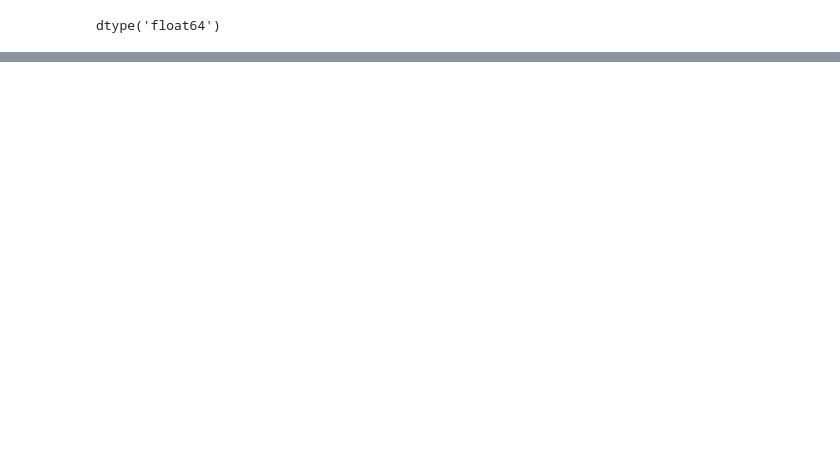
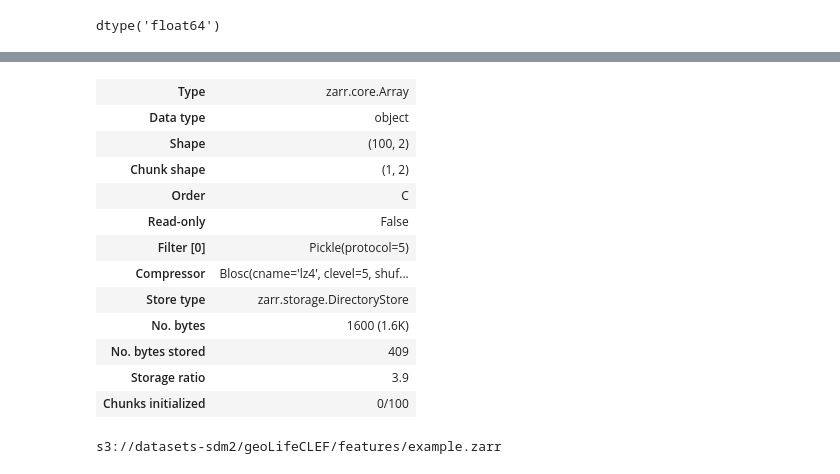
Before and after one commit to ando-shah/sdm-geolifeCLEF, a Jupyter notebook: raster/read_zarr_dataset.ipynb, the cells around one changed output, grey strips where cells are left out. Saved outputs shown, nothing was run; the diff lists cells and outputs as text; code cells hidden in the pictures; blank space fills up the shorter version.

```diff
--- a/raster/read_zarr_dataset.ipynb
+++ b/raster/read_zarr_dataset.ipynb
@@ -118,0 +155,26 @@ dtype('float64')
+# %%
+example_copy.info
+# %% [output]
+| Type | zarr.core.Array |
+| Data type | object |
+| Shape | (100, 2) |
+| Chunk shape | (1, 2) |
+| Order | C |
+| Read-only | False |
+| Filter [0] | Pickle(protocol=5) |
+| Compressor | Blosc(cname='lz4', clevel=5, shuf... |
+| Store type | zarr.storage.DirectoryStore |
+| No. bytes | 1600 (1.6K) |
+| No. bytes stored | 409 |
+| Storage ratio | 3.9 |
+| Chunks initialized | 0/100 |
+# %%
+BUCKET_NAME = 'datasets-sdm2'
+folder = 'geoLifeCLEF/features'
+# s3://datasets-sdm2/geoLifeCLEF/features/
+filename = 'example.zarr'
+# filename = 'val_ca.zarr'
+s3_feature_path = 's3://{}/{}/{}'.format(BUCKET_NAME, folder, filename)
+print(s3_feature_path)
+# %% [output]
+s3://datasets-sdm2/geoLifeCLEF/features/example.zarr
```
Also changed, not shown: parts of 42 cells of this notebook, 1 other file.
